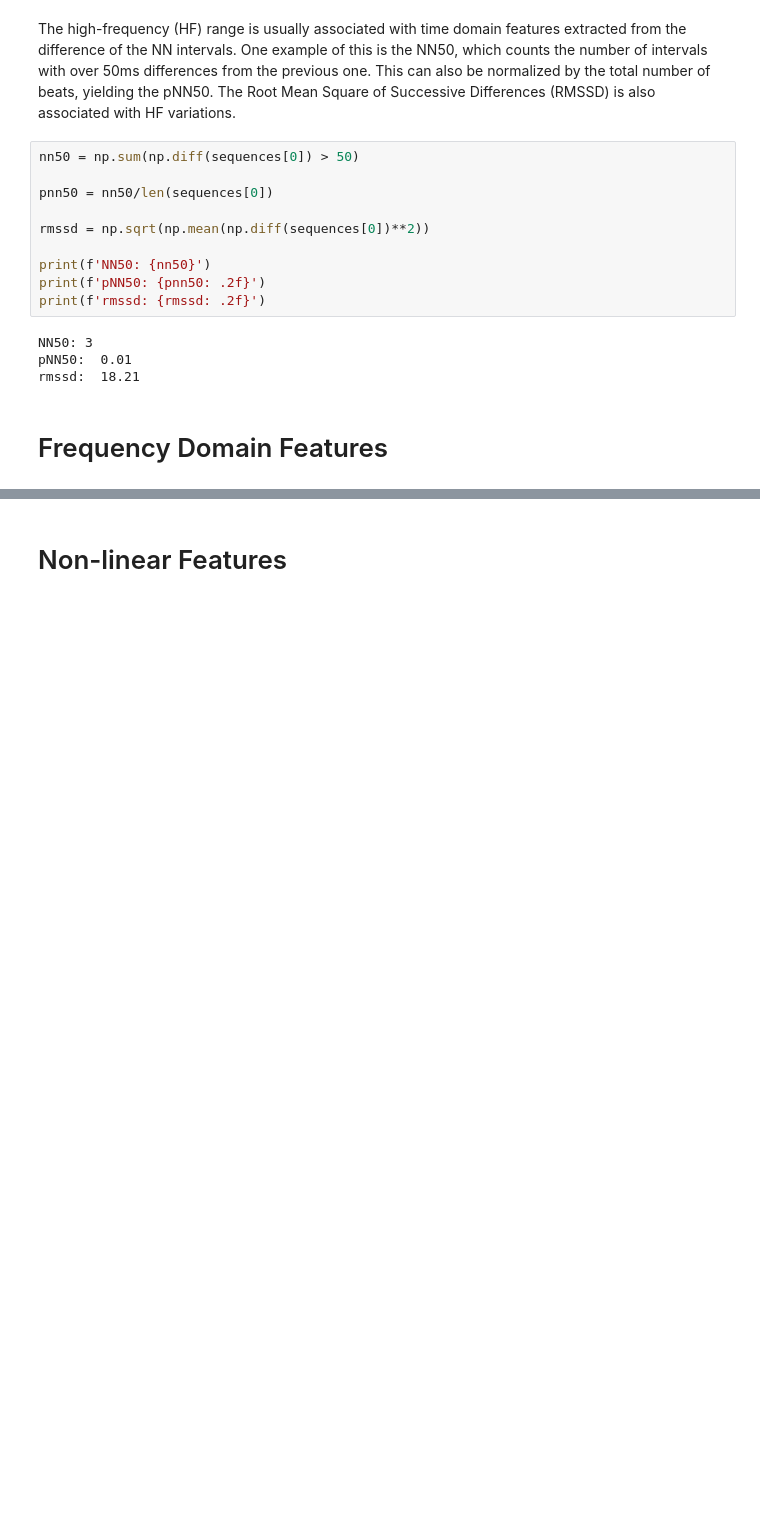
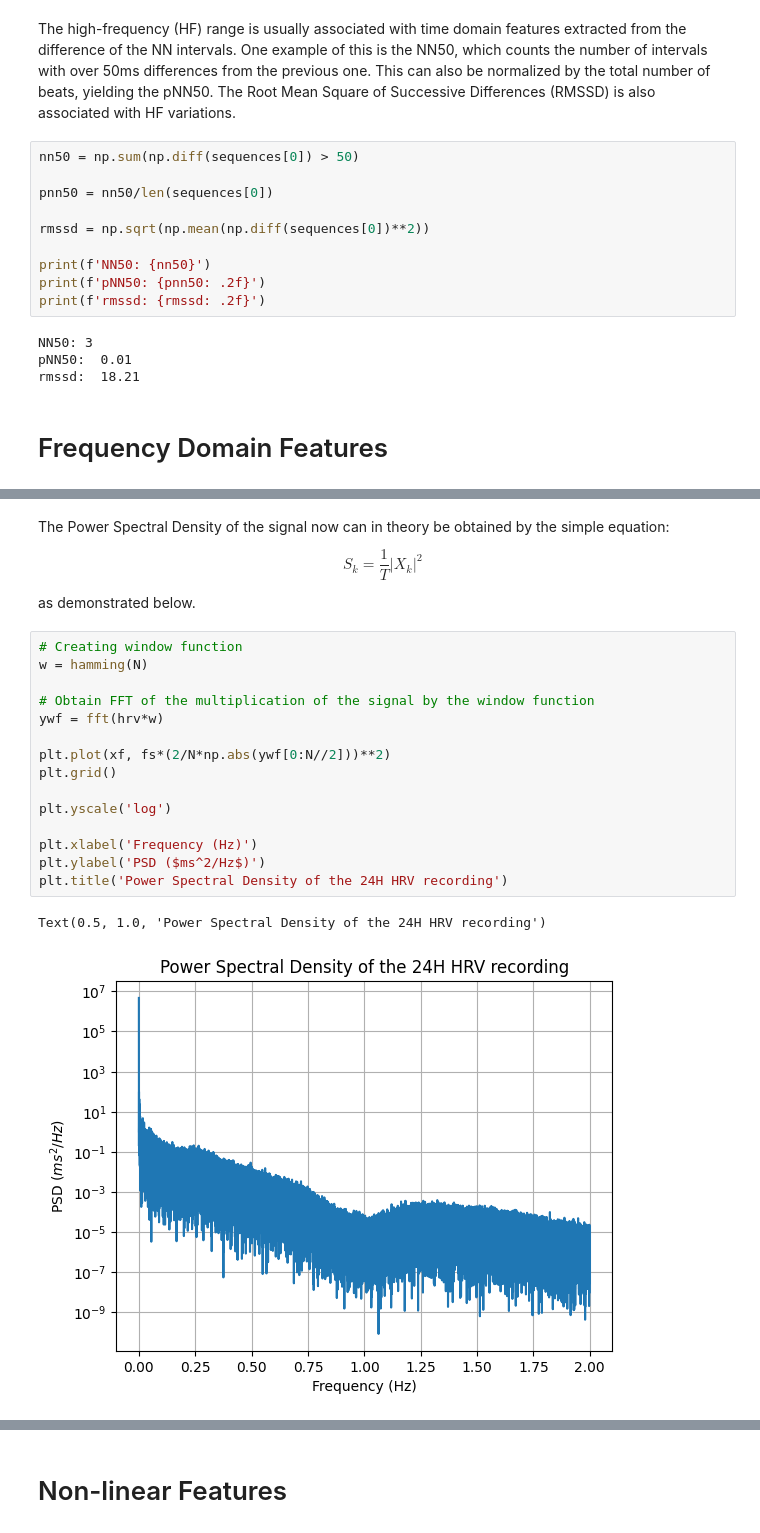
Before and after one commit to jkruse27/Tutorials, a Jupyter notebook: notebooks/hrv_basics.ipynb, the cells around one changed output, grey strips where cells are left out. Drawn from its saved outputs; the diff is of its cells as text; blank space fills up the shorter version.

```diff
--- a/notebooks/hrv_basics.ipynb
+++ b/notebooks/hrv_basics.ipynb
@@ -223,0 +286,24 @@ Besides analysis done in the time domain, the frequency domain can also give us
+# %% [markdown]
+The Power Spectral Density of the signal now can in theory be obtained by the simple equation:
+
+$$S_k = \frac{1}{T}|X_k|^2$$
+
+as demonstrated below.
+# %%
+# Creating window function
+w = hamming(N)
+
+# Obtain FFT of the multiplication of the signal by the window function
+ywf = fft(hrv*w)
+
+plt.plot(xf, fs*(2/N*np.abs(ywf[0:N//2]))**2)
+plt.grid()
+
+plt.yscale('log')
+
+plt.xlabel('Frequency (Hz)')
+plt.ylabel('PSD ($ms^2/Hz$)')
+plt.title('Power Spectral Density of the 24H HRV recording')
+# %% [output]
+Text(0.5, 1.0, 'Power Spectral Density of the 24H HRV recording')
+[figure, added]
```
Also changed, not shown: parts of 10 cells of this notebook, 17 other files.
